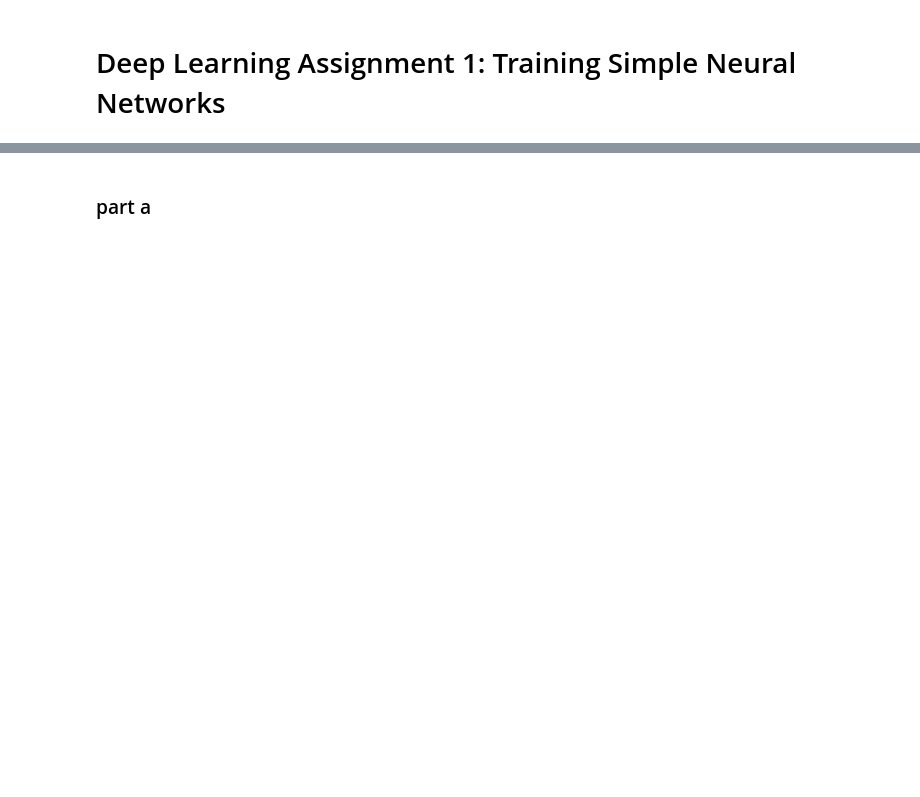
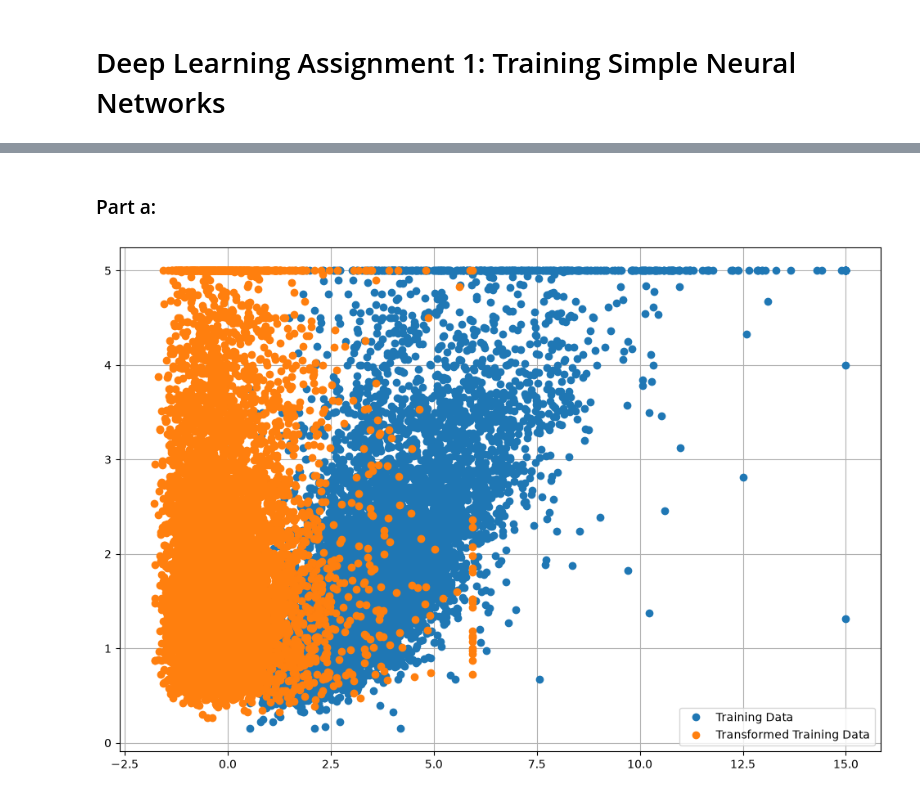
Before and after one commit to OverAmpJinx/NeuralPlayground, a Jupyter notebook: DL-Assignments/assigmnent1.ipynb, the cells around one changed output, grey strips where cells are left out. Saved outputs shown, nothing was run; the diff lists cells and outputs as text; code cells hidden in the pictures; blank space fills up the shorter version.

```diff
--- a/DL-Assignments/assigmnent1.ipynb
+++ b/DL-Assignments/assigmnent1.ipynb
@@ -16,7 +16,22 @@ URLError: <urlopen error [SSL: CERTIFICATE_VERIFY_FAILED] certificate verify fai
 # %% [markdown]
-### part a
+### Part a:
 # %%
 # Split Training Data into Training and Validation Sets first
+# splitting 50/50 for the first try
+
 X_val, X_train, y_val, y_train2 = train_test_split(X_train_tot, y_train, test_size=0.50, random_state=302)
+scaler = StandardScaler()
+normalizer = Normalizer()
+train_split = scaler.fit_transform(X_train)
+val_split = scaler.transform(X_val)
 
-print("Training Set:", X_train)
+
+
+plt.figure(figsize=(12, 8))
+plt.plot(X_train[:, 0], y_train2, 'o', label='Training Data')
+plt.plot(train_split[:, 0], y_val, 'o', label='Transformed Training Data')
+plt.legend()
+plt.grid(True)
+plt.show()
+# %% [output]
+[figure, added]
```
Also changed, not shown: parts of 1 cell of this notebook, 1 other file.
